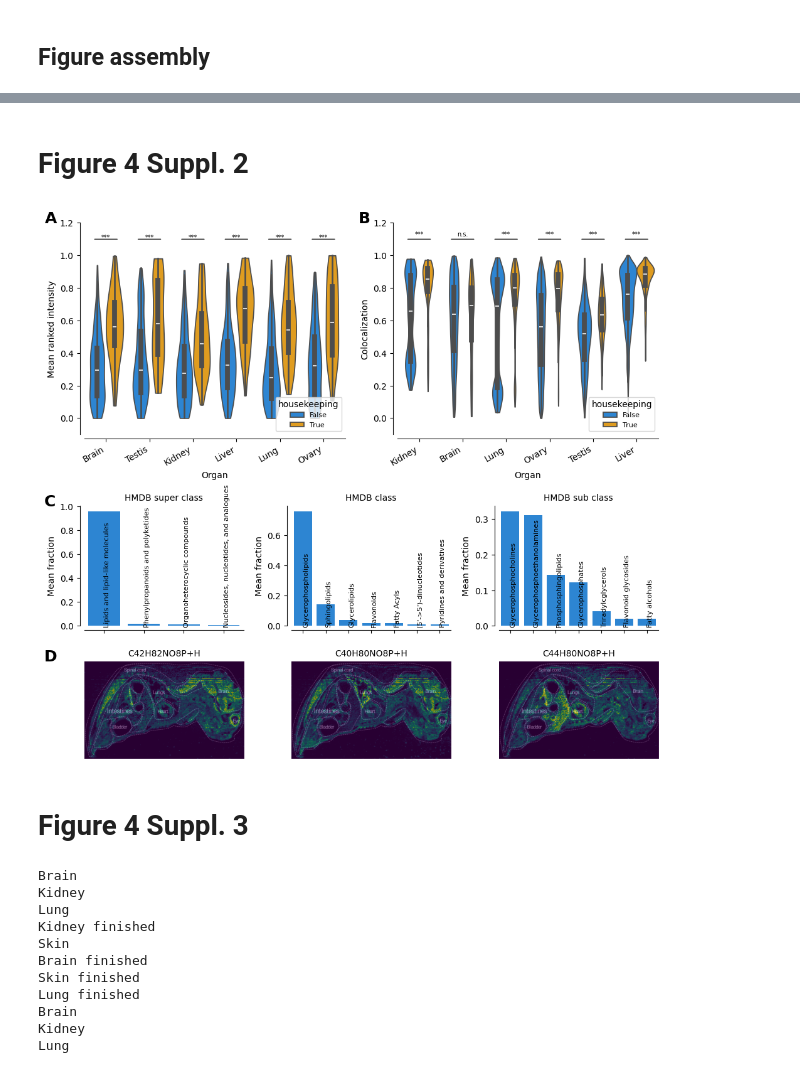
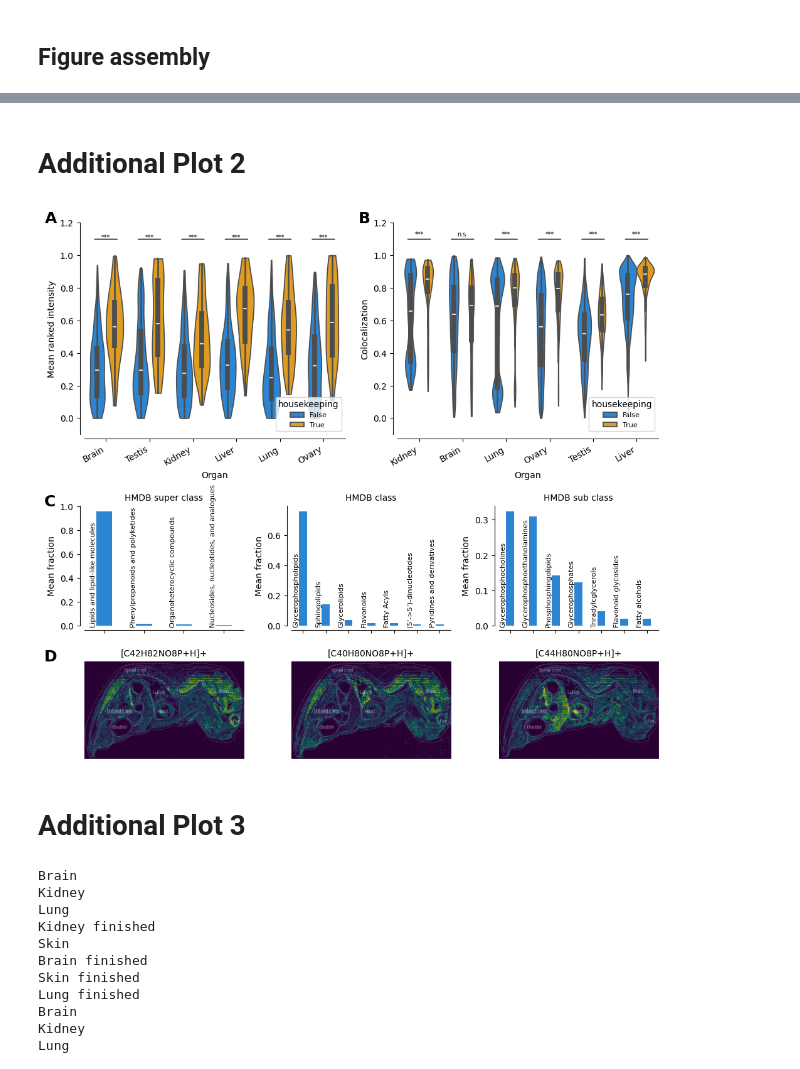
Before and after one commit to tdrose/metaspace_analysis, a Jupyter notebook: CaseStudy3_colocalization.ipynb, the cells around one changed output, grey strips where cells are left out. Saved outputs shown, nothing was run; the diff lists cells and outputs as text; code cells hidden in the pictures.

Commit message:
revised plots for case study 3

```diff
--- a/CaseStudy3_colocalization.ipynb
+++ b/CaseStudy3_colocalization.ipynb
@@ -904,7 +936,7 @@ replace_epididymis_axl(ax)
 ax = axs0[1][0]
 organ='Liver'
 curr_dat = coid[coid['tissue1'] == organ]
-sns.violinplot(data=curr_dat, x='hue', y='jaccard', palette=coid_pal, inner=None, ax=ax, cut=0)
+sns.violinplot(data=curr_dat, x='hue', y='jaccard', palette=coid_pal, inner=None, ax=ax, cut=0, order=[f'{organ}|{x}' for x in PLOT_ORDER])
 sns.despine(offset=5, trim=False, ax=ax)
 coid_axislabels(ax, first=True, organ=organ)
 coid_test(coid, ax, organ)
@@ -912,23 +944,23 @@ replace_epididymis_axl(ax)
 ax.text(-0.4, 1.1, 'B', transform=ax.transAxes, size=BIGGER_SIZE, weight='bold')
 
 ax = axs0[1][1]
-organ='Epididymis'
+organ='Ovary'
 curr_dat = coid[coid['tissue1'] == organ]
-sns.violinplot(data=curr_dat, x='hue', y='jaccard', palette=coid_pal, inner=None, ax=ax, cut=0)
+sns.violinplot(data=curr_dat, x='hue', y='jaccard', palette=coid_pal, inner=None, ax=ax, cut=0, order=[f'{organ}|{x}' for x in PLOT_ORDER])
 sns.despine(offset=5, trim=False, ax=ax)
 coid_axislabels(ax, first=False, organ=organ)
 coid_test(coid, ax, organ)
 replace_epididymis_axl(ax)
-ax.set_title('Testis')
 
 ax = axs0[1][2]
-organ='Ovary'
+organ='Epididymis'
 curr_dat = coid[coid['tissue1'] == organ]
-sns.violinplot(data=curr_dat, x='hue', y='jaccard', palette=coid_pal, inner=None, ax=ax, cut=0)
+sns.violinplot(data=curr_dat, x='hue', y='jaccard', palette=coid_pal, inner=None, ax=ax, cut=0, order=[f'{organ}|{x}' for x in PLOT_ORDER])
 sns.despine(offset=5, trim=False, ax=ax)
 coid_axislabels(ax, first=False, organ=organ)
 coid_test(coid, ax, organ)
 replace_epididymis_axl(ax)
+ax.set_title('Testis', fontsize=MEDIUM_SIZE)
 
 
 
@@ -946,6 +978,7 @@ curr_dat = pctl2[pctl2['Organ'] == organ]
 detectionintensity_plot(curr_dat, ax, organ, first=True, legend=True)
 sns.despine(offset=5, trim=False, ax=ax)
 ax.text(-0.4, 1.1, 'C', transform=ax.transAxes, size=BIGGER_SIZE, weight='bold')
+ax.set_title(organ, fontsize=MEDIUM_SIZE)
 
 # Kidney
 ax = axs0[2][1]
@@ -953,6 +986,7 @@ organ='Epididymis'
 curr_dat = pctl2[pctl2['Organ'] == organ]
 detectionintensity_plot(curr_dat, ax, organ, first=False)
 sns.despine(offset=5, trim=False, ax=ax)
+ax.set_title(organ, fontsize=MEDIUM_SIZE)
 
 # Lung
 ax = axs0[2][2]
@@ -960,6 +994,7 @@ organ='Ovary'
 curr_dat = pctl2[pctl2['Organ'] == organ]
 detectionintensity_plot(curr_dat, ax, organ, first=False)
 sns.despine(offset=5, trim=False, ax=ax)
+ax.set_title(organ, fontsize=MEDIUM_SIZE)
 
 
 # ----------
@@ -973,6 +1008,7 @@ curr_dat = df[df['tissue'] == organ]
 coloccodetection_plot(curr_dat, organ, ax, first=True)
 sns.despine(offset=5, trim=False, ax=ax)
 ax.text(-0.4, 1.1, 'D', transform=ax.transAxes, size=BIGGER_SIZE, weight='bold')
+ax.set_title(organ, fontsize=MEDIUM_SIZE)
 
 # Kidney
 ax = axs0[3][1]
@@ -980,6 +1016,13 @@ organ='Epididymis'
 curr_dat = df[df['tissue'] == organ]
 coloccodetection_plot(curr_dat, organ, ax, legend=True)
 sns.despine(offset=5, trim=False, ax=ax)
+ax.set_title(organ, fontsize=MEDIUM_SIZE)
+leg = ax.legend()
+handles, labels = ax.get_legend_handles_labels()
+patches=[]
+for handle, label in zip(handles, labels):
+    patches.append(Line2D([], [], color=handle.get_color(), label=label, linewidth=.1, marker='o', linestyle=''))
+legend = ax.legend(handles=patches, title='Housekeeping')
 
 # Lung
 ax = axs0[3][2]
@@ -987,6 +1030,8 @@ organ='Ovary'
 curr_dat = df[df['tissue'] == organ]
 coloccodetection_plot(curr_dat, organ, ax)
 sns.despine(offset=5, trim=False, ax=ax)
+ax.set_title(organ, fontsize=MEDIUM_SIZE)
+ax.set_title(organ, fontsize=MEDIUM_SIZE)
 
 plt.show()
 # %% [output]
@@ -1011,5 +1056,5 @@ Passing `palette` without assigning `hue` is deprecated and will be removed in v
 # %% [markdown]
-# Figure 4 Suppl. 2
+# Additional Plot 2
 # %%
 hmdb4_metclasses = pd.read_csv('database/HMDB_v4.csv')
 hmdb4_metclasses = hmdb4_metclasses[['chemical_formula', 'super_class', 'class', 'sub_class']]
@@ -1038,7 +1083,7 @@ sm = SMInstance()
 ds = sm.dataset(id="2016-09-22_11h16m26s")
 oi = ds.optical_images()
 
-def ion_image(mol, adduct, ds, oi, ax):
+def ion_image(mol, adduct, ds, oi, ax, pol='+'):
     isotope_image = ds.isotope_images(mol, adduct)
 
     image = isotope_image._images[0]
@@ -1052,7 +1097,7 @@ def ion_image(mol, adduct, ds, oi, ax):
     ax.imshow(image, alpha=.6, cmap='viridis')
     ax.axis('off')
 
-    ax.set_title(f'{mol}{adduct}')
+    ax.set_title(f'[{mol}{adduct}]{pol}')
 # %%
 fig = plt.figure(figsize=(30*cm, 25*cm))
 (subfig1, subfig2) = fig.subfigures(2, 1, height_ratios=[1.6, 2.])
@@ -1124,13 +1169,13 @@ ax.text(-0.25, 1., 'C', transform=ax.transAxes, size=BIGGER_SIZE, weight='bold')
 ont = metaspace_annotation_super_class
 ont_name = 'HMDB super class'
 ont2 = hmdb_sampling(ont).sort_values('Mean fraction', ascending=False)
-sns.barplot(data=ont2, x='class', y='Mean fraction', color='#1187ee', ax=ax)
+sns.barplot(data=ont2, x='class', y='Mean fraction', color='#1187ee', ax=ax, width=.4)
 ax.set_title(ont_name)
 ax.set_xlabel('')
 ax.set_xticklabels([], rotation = 30, ha='right')
 counter=0
 for ont in ont2['class']:
-    ax.text(counter, 0.00, ont, rotation=90, ha='left', size=SMALLSMALL_SIZE)
+    ax.text(counter-.35, 0.00, ont, rotation=90, ha='left', size=SMALLSMALL_SIZE)
     counter += 1
 sns.despine(offset=5, trim=False, ax=ax)
 
@@ -1138,47 +1183,47 @@ ax=axs2[0][1]
 ont = metaspace_annotation_class
 ont_name = 'HMDB class'
 ont2 = hmdb_sampling(ont).sort_values('Mean fraction', ascending=False)
-sns.barplot(data=ont2, x='class', y='Mean fraction', color='#1187ee', ax=ax)
+sns.barplot(data=ont2, x='class', y='Mean fraction', color='#1187ee', ax=ax, width=.35)
 ax.set_title(ont_name)
 ax.set_xlabel('')
 ax.set_xticklabels([], rotation = 30, ha='right')
 counter=0
 for ont in ont2['class']:
-    ax.text(counter, 0.0, ont, rotation=90, ha='left', size=SMALLSMALL_SIZE)
+    ax.text(counter-.45, 0.0, ont, rotation=90, ha='left', size=SMALLSMALL_SIZE)
     counter += 1
 sns.despine(offset=5, trim=False, ax=ax)
 
 ax=axs2[0][2]
 ont = metaspace_annotation_sub_class
 ont_name = 'HMDB sub class'
 ont2 = hmdb_sampling(ont).sort_values('Mean fraction', ascending=False)
-sns.barplot(data=ont2, x='class', y='Mean fraction', color='#1187ee', ax=ax)
+sns.barplot(data=ont2, x='class', y='Mean fraction', color='#1187ee', ax=ax, width=.35)
 ax.set_title(ont_name)
 ax.set_xlabel('')
 ax.set_xticklabels([], rotation = 30, ha='right')
 counter=0
 for ont in ont2['class']:
     if ont is np.nan:
         pass
     else:
-        ax.text(counter, 0.0, ont, rotation=90, ha='left', size=SMALLSMALL_SIZE)
+        ax.text(counter-.45, 0.0, ont, rotation=90, ha='left', size=SMALLSMALL_SIZE)
         counter += 1
 sns.despine(offset=5, trim=False, ax=ax)
 
 
 ions = [('C42H82NO8P', '+H'), ('C40H80NO8P', '+H'), ('C44H80NO8P', '+H')]
 
 ion_image(ions[0][0], ions[0][1], ds, oi, ax=axs2[1][0])
 ion_image(ions[1][0], ions[1][1], ds, oi, ax=axs2[1][1])
 ion_image(ions[2][0], ions[2][1], ds, oi, ax=axs2[1][2])
 
 axs2[1][0].text(-0.25, 1., 'D', transform=axs2[1][0].transAxes, size=BIGGER_SIZE, weight='bold')
 
 plt.show()
 # %% [output]
-[figure, old version]
+[figure, new version]
 # %% [markdown]
-# Figure 4 Suppl. 3
+# Additional Plot 3
 # %%
 df_neg = pd.concat([x['c_measures'].assign(tissue=tis) for tis, x in tissue_colocs_neg.items()])
 df_neg['mean_sig'] = df_neg['pval_mean_corr'] <= 0.05
```
Also changed, not shown: parts of 10 cells of this notebook.
